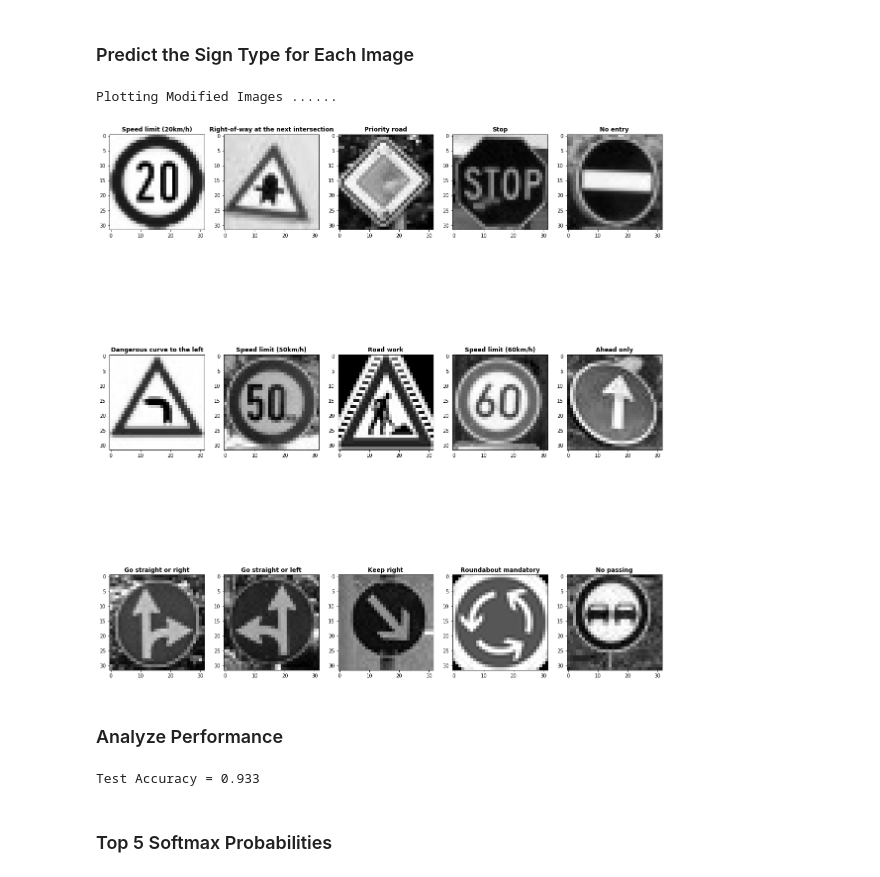
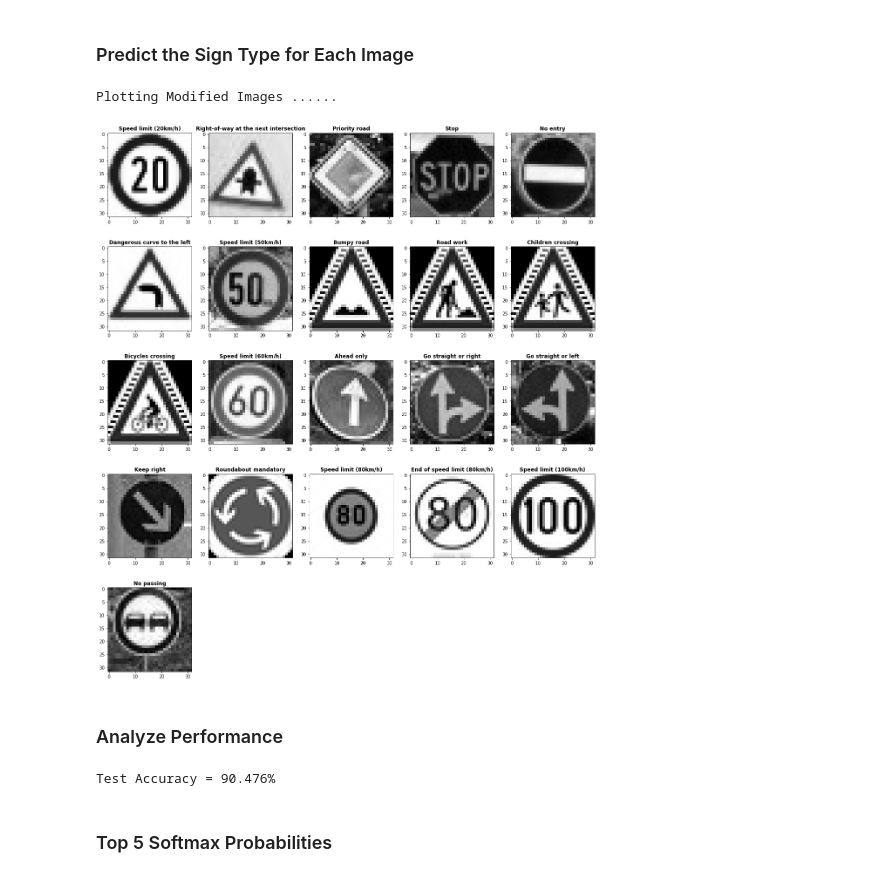
Before and after one commit to KarimDahawy/Traffic-Sign-Classifier, a Jupyter notebook: Traffic_Sign_Classifier.ipynb, the cells around one changed output. Drawn from its saved outputs; the diff is of its cells as text; code cells hidden in the pictures.

```diff
--- a/Traffic_Sign_Classifier.ipynb
+++ b/Traffic_Sign_Classifier.ipynb
@@ -301,7 +290,7 @@ keep_prob = tf.placeholder(tf.float32)
 # %% [markdown]
 ### Training Pipeline
 # %%
-rate = 0.0007
+rate = 0.0005
 EPOCHS = 20
 BATCH_SIZE = 128
 
@@ -397,21 +386,21 @@ Test Accuracy = 0.951
 import os
 
 images = np.array([], dtype='uint8')
-Final = np.array([], dtype='uint8')
+Final_labels = np.array([], dtype='uint8')
 folder = 'Test Images'
 columns=5
-images_number = 15
+images_number = 21
 fig = plt.figure(figsize=(30,30))
 fig.subplots_adjust(top=1)
 index = 0
 for filename in os.listdir(folder):
     img = cv2.imread(os.path.join(folder,filename))
     images= np.append(images,img)
-    labels = filename.split("-")
-    Final = np.append(Final,labels[0])
-    fig1 = fig.add_subplot( int(images_number/columns), columns, index + 1)
-    fig1.set_title(label_name[int(Final[index])][1],fontsize=12,fontweight='bold')
-    fig1.imshow(img)
+    labels = filename.split(".")
+    Final_labels = np.append(Final_labels,labels[0])
+    fig1 = fig.add_subplot( int(images_number/columns)+1, columns, index + 1)
+    fig1.set_title(label_name[int(Final_labels[index])][1],fontsize=12,fontweight='bold')
+    fig1.imshow(cv2.cvtColor(img, cv2.COLOR_BGR2RGB))
     index+=1
 plt.show()
 images=np.reshape(images,(images_number,32,32,3))
@@ -422,38 +411,37 @@ images=np.reshape(images,(images_number,32,32,3))
 # %%
 Images_modified =[]
 fig = plt.figure(figsize=(20,20))
 fig.subplots_adjust(top=1)
 for index in range(len(images)):
     img = images[index]
     gray_img = grayscale_image(img)
     normalized_img = normalize_image(gray_img).reshape(32,32,1)
     Images_modified.append(normalized_img)
-    #print(Images_modified.shape)
+
 print("Plotting Modified Images ......")
-
 for i in range (images_number):
-    fig1 = fig.add_subplot( int(images_number/columns), columns, i + 1)
-    fig1.set_title(label_name[int(Final[i])][1],fontsize=12,fontweight='bold')
+    fig1 = fig.add_subplot( int(images_number/columns)+1, columns, i + 1)
+    fig1.set_title(label_name[int(Final_labels[i])][1],fontsize=12,fontweight='bold')
     fig1.imshow(Images_modified[i].reshape(32,32),cmap='gray' )
 plt.show()
 # %% [output]
 Plotting Modified Images ......
-[figure, old version]
+[figure, new version]
 # %% [markdown]
 ### Analyze Performance
 # %%
 import tensorflow as tf
 softmax = tf.nn.softmax(logits)
-top_k = tf.nn.top_k(softmax, k=5)
+top_softmax = tf.nn.top_k(softmax, k=5)
 
 with tf.Session() as sess:
     saver.restore(sess, tf.train.latest_checkpoint('.'))
-    test_accuracy = evaluate(Images_modified, Final)
+    test_accuracy = evaluate(Images_modified, Final_labels)
     softmax_out = sess.run(softmax, feed_dict={x: Images_modified, keep_prob: 1.0})
-    top_k_out = sess.run(top_k, feed_dict={x: Images_modified, keep_prob: 1.0})
-    print("Test Accuracy = {:.3f}".format(test_accuracy))
+    top_softmax_out = sess.run(top_softmax, feed_dict={x: Images_modified, keep_prob: 1.0})
+    print("Test Accuracy = {:.3f}%".format(100*test_accuracy))
 # %% [output]
-Test Accuracy = 0.933
+Test Accuracy = 90.476%
 # %% [markdown]
 ### Top 5 Softmax Probabilities
 # %%
```
Also changed, not shown: parts of 9 cells of this notebook, 25 other files.
